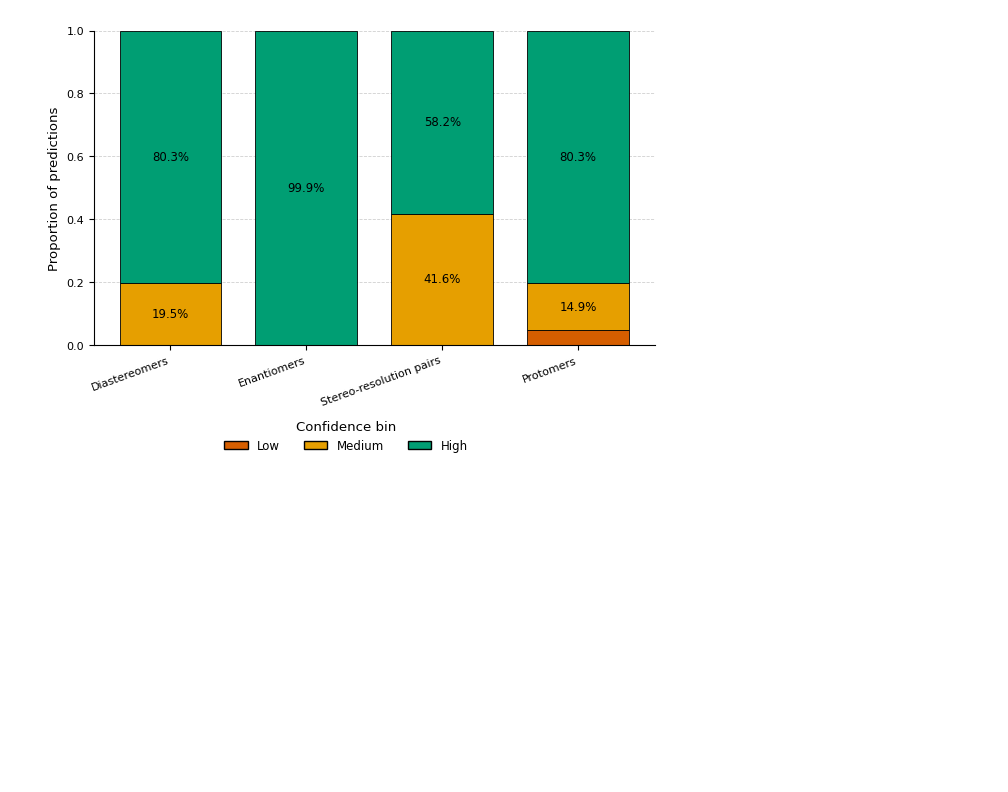
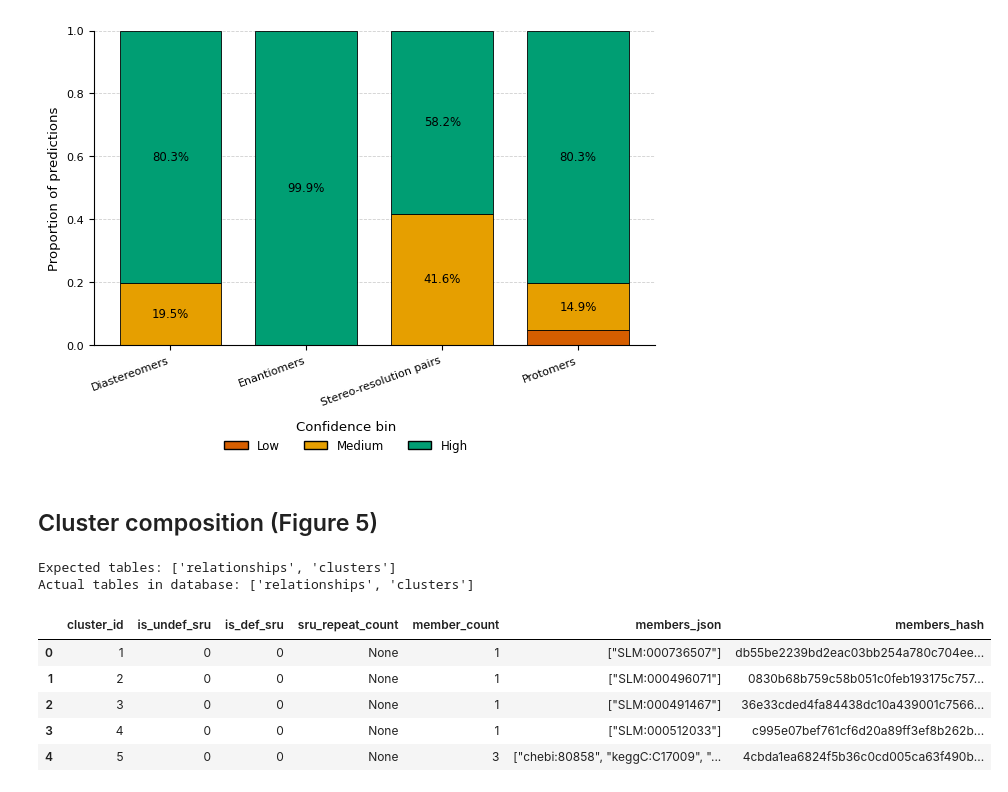
Before and after one commit to Digital-Metabolic-Twin-Centre/stereomapper, a Jupyter notebook: experiments/analysis/relationship_results.ipynb, the cells around one changed output. Cells and saved outputs as stored; diff of their text form; code cells hidden in the pictures; blank space fills up the shorter version.

```diff
--- a/experiments/analysis/171025_compare_molD_ReconXKG_relationships.ipynb
+++ b/experiments/analysis/relationship_results.ipynb
@@ -392,3 +392,30 @@ Enantiomers               68      46   93882   93996
 Stereo-resolution pairs   87   25397   35549   61033
 Protomers                856    2661   14322   17839
 [figure]
+# %% [markdown]
+## Cluster composition (Figure 5)
+# %%
+# set up connection and cursour to the database
+conn = sqlite3.connect(sqlite_file)
+c = conn.cursor()
+
+# check the expected tables are present
+c.execute("SELECT name FROM sqlite_master WHERE type='table';")
+tables = c.fetchall()
+tables = [t[0] for t in tables]
+print("Expected tables: ['relationships', 'clusters']")
+print("Actual tables in database:", tables)
+# %% [output]
+Expected tables: ['relationships', 'clusters']
+Actual tables in database: ['relationships', 'clusters']
+# %%
+# now lets have an initial look at the clusters table, see what sort of data we have
+df_clusters_peek = pd.read_sql_query("SELECT * FROM clusters LIMIT 5;", conn)
+df_clusters_peek
+# %% [output]
+|  | cluster_id | is_undef_sru | is_def_sru | sru_repeat_count | member_count | members_json | members_hash |
+| 0 | 1 | 0 | 0 | None | 1 | ["SLM:000736507"] | db55be2239bd2eac03bb254a780c704ee... |
+| 1 | 2 | 0 | 0 | None | 1 | ["SLM:000496071"] | 0830b68b759c58b051c0feb193175c757... |
+| 2 | 3 | 0 | 0 | None | 1 | ["SLM:000491467"] | 36e33cded4fa84438dc10a439001c7566... |
+| 3 | 4 | 0 | 0 | None | 1 | ["SLM:000512033"] | c995e07bef761cf6d20a89ff3ef8b262b... |
+| 4 | 5 | 0 | 0 | None | 3 | ["chebi:80858", "keggC:C17009", "... | 4cbda1ea6824f5b36c0cd005ca63f490b... |
```
Also changed, not shown: parts of 11 cells of this notebook, 4 other files.
